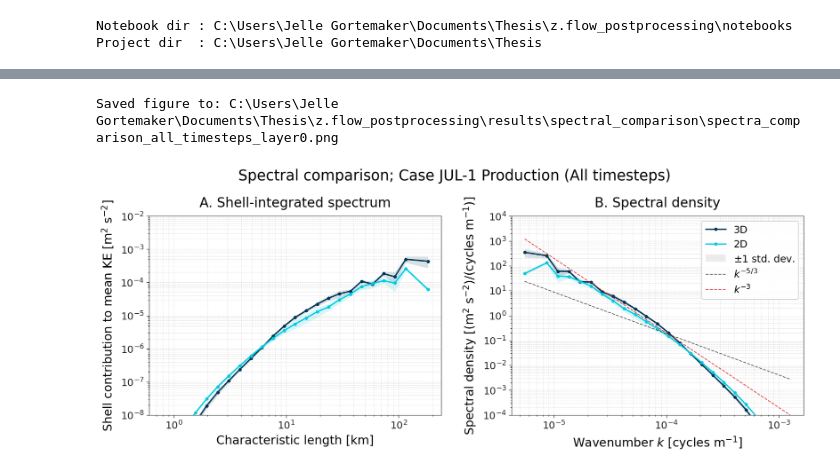
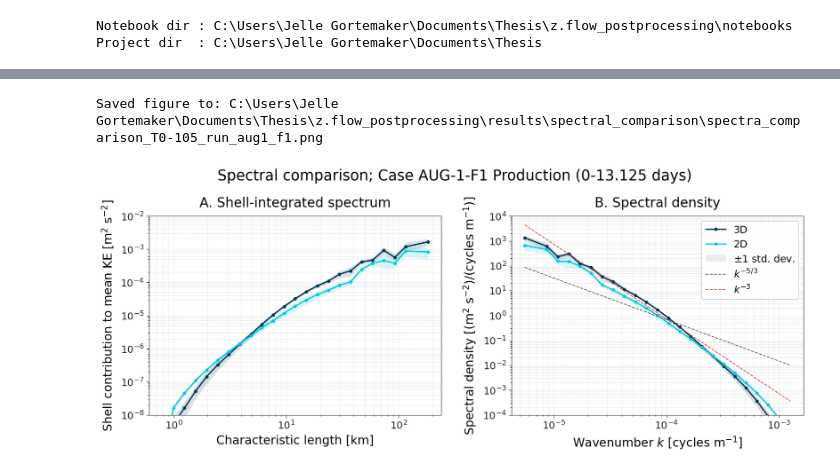
Before and after one commit to Jelle-Gortemaker/Thesis, a Jupyter notebook: z.flow_postprocessing/notebooks/compare_spectra_two_panel.ipynb, the cells around one changed output, grey strips where cells are left out. Cells and saved outputs as stored; diff of their text form; code cells hidden in the pictures.

Commit message:
update-2D-3D-flow

```diff
--- a/z.flow_postprocessing/notebooks/compare_spectra_two_panel.ipynb
+++ b/z.flow_postprocessing/notebooks/compare_spectra_two_panel.ipynb
@@ -43,13 +43,14 @@ Project dir  : C:\Users\Jelle Gortemaker\Documents\Thesis
 # ============================================================
 
 # Manual title used above both panels.
-RUN_TITLE_INFO = "Case JUL-1 Production"
+RUN_TITLE_INFO = "Case AUG-1-F1 Production"
 
 # Add or remove datasets here. The number of plotted lines adapts automatically.
 CASE_NAMES = {
-    "3D": "run_jul1",
-    "2D": "run_jul1_2D",
+    "3D": "run_aug1_f1",
+    "2D": "run_aug1_f1_2D",
 }
+
 
 INPUT_DIR = (NB_DIR / "../data/input").resolve()
 RESULTS_DIR = (NB_DIR / "../results/spectral_comparison").resolve()
@@ -58,6 +59,7 @@ RESULTS_DIR.mkdir(parents=True, exist_ok=True)
 SAVE = True
 SNAPSHOT_INDEX = None
 
+TIMESTEP_RANGE = (0, (14*7+7))
 LAYER_INDEX = 0
 
 X_RES_M = 500.0
@@ -78,6 +80,7 @@ YLIM_DENSITY = (1.0e-4, 1.0e4)
 print(f"Input directory  : {INPUT_DIR}")
 print(f"Results directory: {RESULTS_DIR}")
 print(f"Snapshot index   : {SNAPSHOT_INDEX}")
+print(f"Timestep range   : {TIMESTEP_RANGE}")
 print(f"Layer index      : {LAYER_INDEX}")
 # %% [output]
 Input directory  : C:\Users\Jelle Gortemaker\Documents\Thesis\z.flow_postprocessing\data\input
@@ -387,6 +411,9 @@ if SHOW_STD_BANDS:
         label=r"$\pm 1$ std. dev.",
     )
 
+    shell_handles.append(std_patch)
+    shell_labels.append(r"$\pm 1$ std. dev.")
+
     density_handles.insert(len(spectra), std_patch)
     density_labels.insert(len(spectra), r"$\pm 1$ std. dev.")
 
@@ -401,48 +428,60 @@ ax_density.legend(
 first_attrs = next(iter(spectra.values())).attrs
 layer_index = int(first_attrs["layer_index"])
 snapshot_index = first_attrs["snapshot_time_index"]
+range_start = first_attrs.get("snapshot_range_start")
+range_end = first_attrs.get("snapshot_range_end")
 
-if snapshot_index is None:
-    title_text = f"Spectral comparison; {RUN_TITLE_INFO} (All timesteps)"
-    time_tag = "all_timesteps"
-else:
+if snapshot_index is not None:
     display_day = float(first_attrs["display_day"])
     title_text = (
         f"Spectral comparison; {RUN_TITLE_INFO} (T = {display_day:g} days)"
     )
     time_tag = f"T{display_day:g}d"
+
+elif range_start is not None:
+    day_start = float(first_attrs["display_day_start"])
+    day_end = float(first_attrs["display_day_end"])
+    title_text = (
+        f"Spectral comparison; {RUN_TITLE_INFO} "
+        f"({day_start:g}-{day_end:g} days)"
+    )
+    time_tag = f"T{int(range_start)}-{int(range_end)}"
+
+else:
+    title_text = f"Spectral comparison; {RUN_TITLE_INFO} (All timesteps)"
+    time_tag = "all_timesteps"
 
 wrapped_title = "\n".join(textwrap.wrap(title_text, width=80))
 
 fig.suptitle(
     wrapped_title,
     fontsize=TITLE_SIZE,
     y=0.98,
 )
 
 fig.align_ylabels([ax_shell, ax_density])
 fig.subplots_adjust(
     left=0.075,
     right=0.985,
     bottom=0.15,
     top=0.82,
     wspace=0.24,
 )
 
 figure_path = RESULTS_DIR / (
-    f"spectra_comparison_{time_tag}_layer{layer_index}.png"
+    f"spectra_comparison_{time_tag}_{CASE_NAMES["3D"]}.png"
 )
 
 if SAVE:
     fig.savefig(
         figure_path,
         dpi=300,
         bbox_inches="tight",
         facecolor="white",
     )
     print(f"Saved figure to: {figure_path}")
 
 plt.show()
 # %% [output]
-Saved figure to: C:\Users\Jelle Gortemaker\Documents\Thesis\z.flow_postprocessing\results\spectral_comparison\spectra_comparison_all_timesteps_layer0.png
+Saved figure to: C:\Users\Jelle Gortemaker\Documents\Thesis\z.flow_postprocessing\results\spectral_comparison\spectra_comparison_T0-105_run_aug1_f1.png
-[figure, old version]
+[figure, new version]
```
Also changed, not shown: parts of 2 cells of this notebook, 3 other files.
